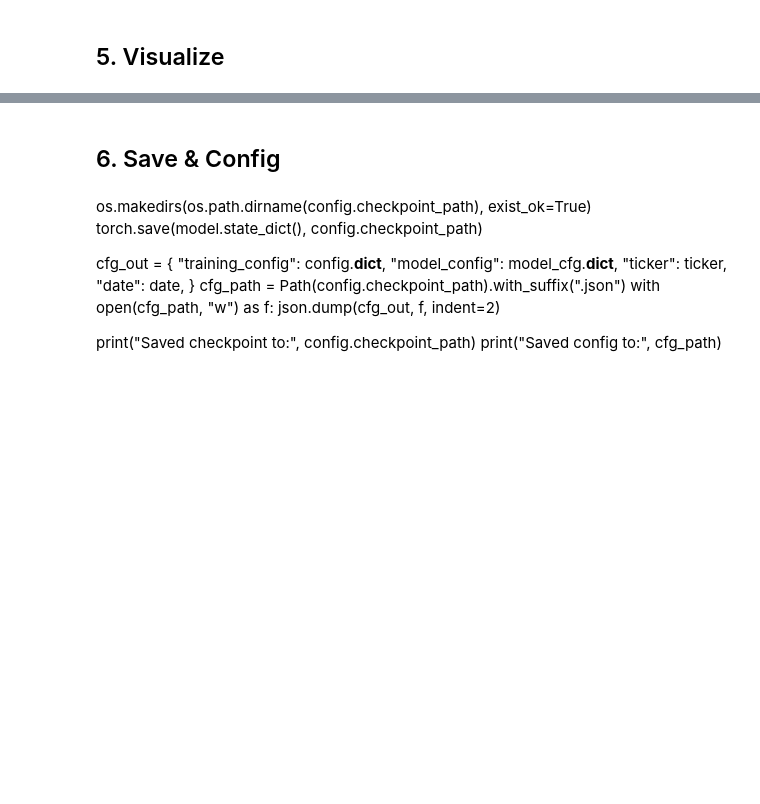
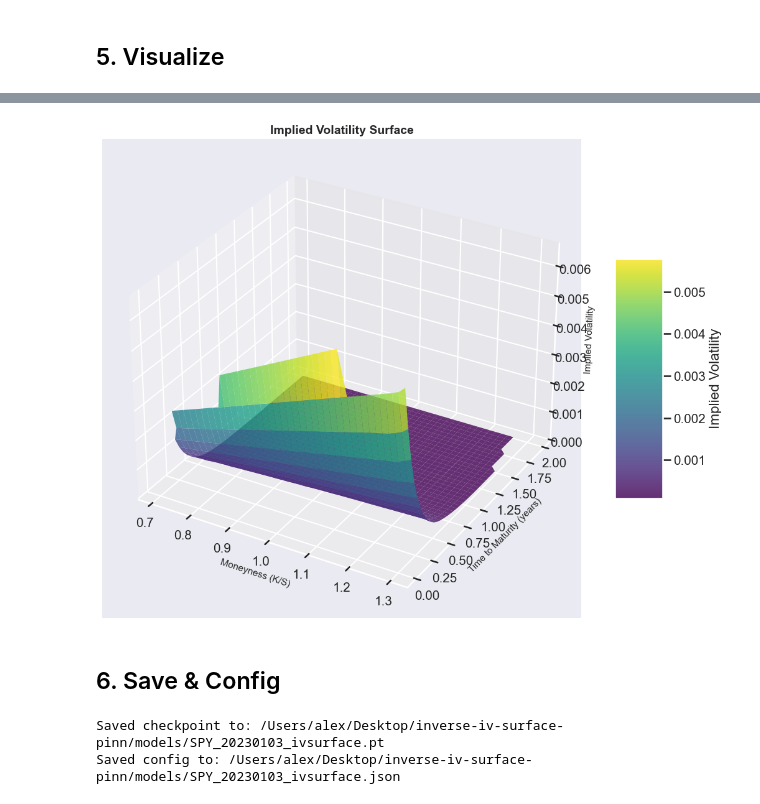
Before and after one commit to fightforbelief/inverse-iv-surface-pinn, a Jupyter notebook: notebooks/training_experiments.ipynb, the cells around one changed output, grey strips where cells are left out. Cells and saved outputs as stored; diff of their text form; code cells hidden in the pictures; blank space fills up the shorter version.

```diff
--- a/notebooks/training_experiments.ipynb
+++ b/notebooks/training_experiments.ipynb
@@ -233,21 +275,28 @@ plt.show()
 # %%
-fig = plot_volatility_surface_3d(sample.rename(columns={"sigma_pred": "computed_iv"}), iv_col="sigma_pred", interpolate=True, grid_size=40)
+fig = plot_volatility_surface_3d(
+    sample, iv_col="sigma_pred", interpolate=True, grid_size=40
+)
 plt.show()
+# %% [output]
+[figure, added]
 # %% [markdown]
 ## 6. Save & Config
-# %% [markdown]
-os.makedirs(os.path.dirname(config.checkpoint_path), exist_ok=True)
-torch.save(model.state_dict(), config.checkpoint_path)
-
-cfg_out = {
-    "training_config": config.__dict__,
-    "model_config": model_cfg.__dict__,
-    "ticker": ticker,
-    "date": date,
-}
-cfg_path = Path(config.checkpoint_path).with_suffix(".json")
-with open(cfg_path, "w") as f:
-    json.dump(cfg_out, f, indent=2)
-
-print("Saved checkpoint to:", config.checkpoint_path)
-print("Saved config to:", cfg_path)
+# %%
+os.makedirs(os.path.dirname(config.checkpoint_path), exist_ok=True)
+torch.save(model.state_dict(), config.checkpoint_path)
+
+cfg_out = {
+    "training_config": config.__dict__,
+    "model_config": model_cfg.__dict__,
+    "ticker": ticker,
+    "date": date,
+}
+cfg_path = Path(config.checkpoint_path).with_suffix(".json")
+with open(cfg_path, "w") as f:
+    json.dump(cfg_out, f, indent=2)
+
+print("Saved checkpoint to:", config.checkpoint_path)
+print("Saved config to:", cfg_path)
+# %% [output]
+Saved checkpoint to: /Users/alex/Desktop/inverse-iv-surface-pinn/models/SPY_20230103_ivsurface.pt
+Saved config to: /Users/alex/Desktop/inverse-iv-surface-pinn/models/SPY_20230103_ivsurface.json
```
Also changed, not shown: parts of 4 cells of this notebook, 1 other file.
